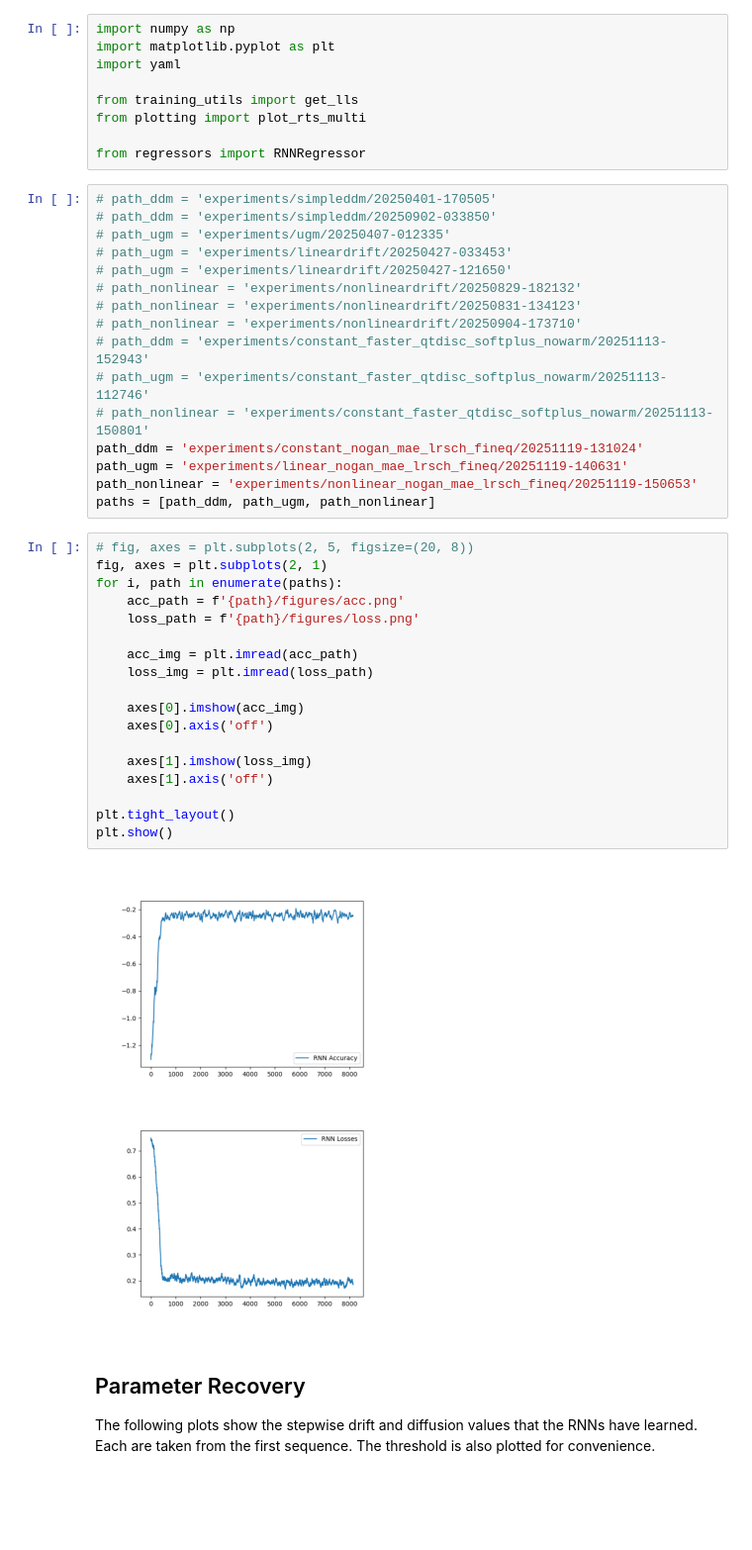
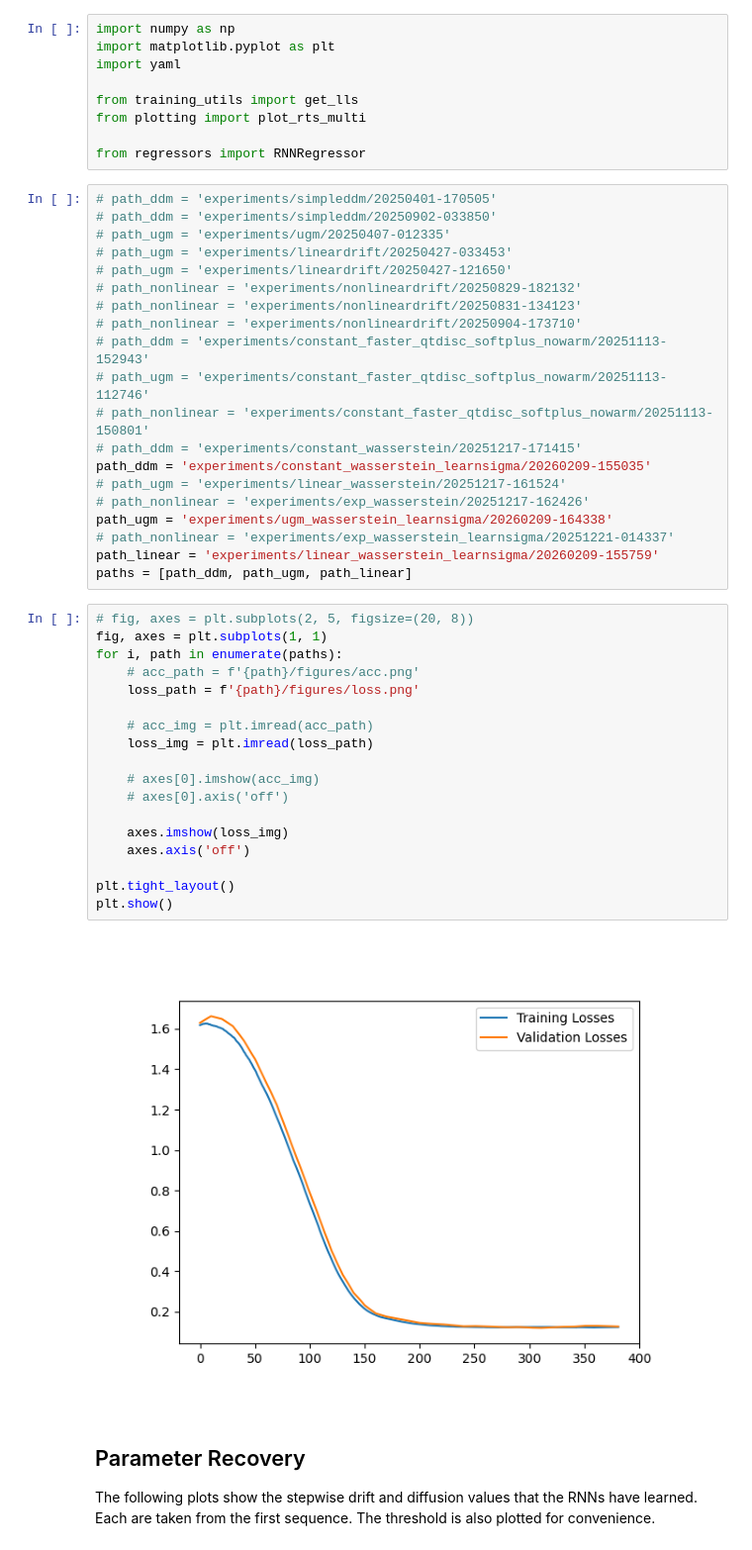
Before and after one commit to imtezcan/spice-ssm, a Jupyter notebook: analysis_sindy_playground.ipynb, the cells around one changed output. Shown at 99% size. Saved outputs shown, nothing was run; the diff lists cells and outputs as text; blank space fills up the shorter version.

```diff
--- a/analysis_sindy_playground.ipynb
+++ b/analysis_sindy_playground.ipynb
@@ -27,30 +27,34 @@ from regressors import RNNRegressor
 # path_ddm = 'experiments/constant_faster_qtdisc_softplus_nowarm/20251113-152943'
 # path_ugm = 'experiments/constant_faster_qtdisc_softplus_nowarm/20251113-112746'
 # path_nonlinear = 'experiments/constant_faster_qtdisc_softplus_nowarm/20251113-150801'
-path_ddm = 'experiments/constant_nogan_mae_lrsch_fineq/20251119-131024'
-path_ugm = 'experiments/linear_nogan_mae_lrsch_fineq/20251119-140631'
-path_nonlinear = 'experiments/nonlinear_nogan_mae_lrsch_fineq/20251119-150653'
-paths = [path_ddm, path_ugm, path_nonlinear]
+# path_ddm = 'experiments/constant_wasserstein/20251217-171415'
+path_ddm = 'experiments/constant_wasserstein_learnsigma/20260209-155035'
+# path_ugm = 'experiments/linear_wasserstein/20251217-161524'
+# path_nonlinear = 'experiments/exp_wasserstein/20251217-162426'
+path_ugm = 'experiments/ugm_wasserstein_learnsigma/20260209-164338'
+# path_nonlinear = 'experiments/exp_wasserstein_learnsigma/20251221-014337'
+path_linear = 'experiments/linear_wasserstein_learnsigma/20260209-155759'
+paths = [path_ddm, path_ugm, path_linear]
 # %%
 # fig, axes = plt.subplots(2, 5, figsize=(20, 8))
-fig, axes = plt.subplots(2, 1)
+fig, axes = plt.subplots(1, 1)
 for i, path in enumerate(paths):
-    acc_path = f'{path}/figures/acc.png'
+    # acc_path = f'{path}/figures/acc.png'
     loss_path = f'{path}/figures/loss.png'
 
-    acc_img = plt.imread(acc_path)
+    # acc_img = plt.imread(acc_path)
     loss_img = plt.imread(loss_path)
 
-    axes[0].imshow(acc_img)
-    axes[0].axis('off')
+    # axes[0].imshow(acc_img)
+    # axes[0].axis('off')
 
-    axes[1].imshow(loss_img)
-    axes[1].axis('off')
+    axes.imshow(loss_img)
+    axes.axis('off')
 
 plt.tight_layout()
 plt.show()
 # %% [output]
-[figure, old version]
+[figure, new version]
 # %% [markdown]
 ## Parameter Recovery
 
```
Also changed, not shown: parts of 38 cells of this notebook, 4 other files.
